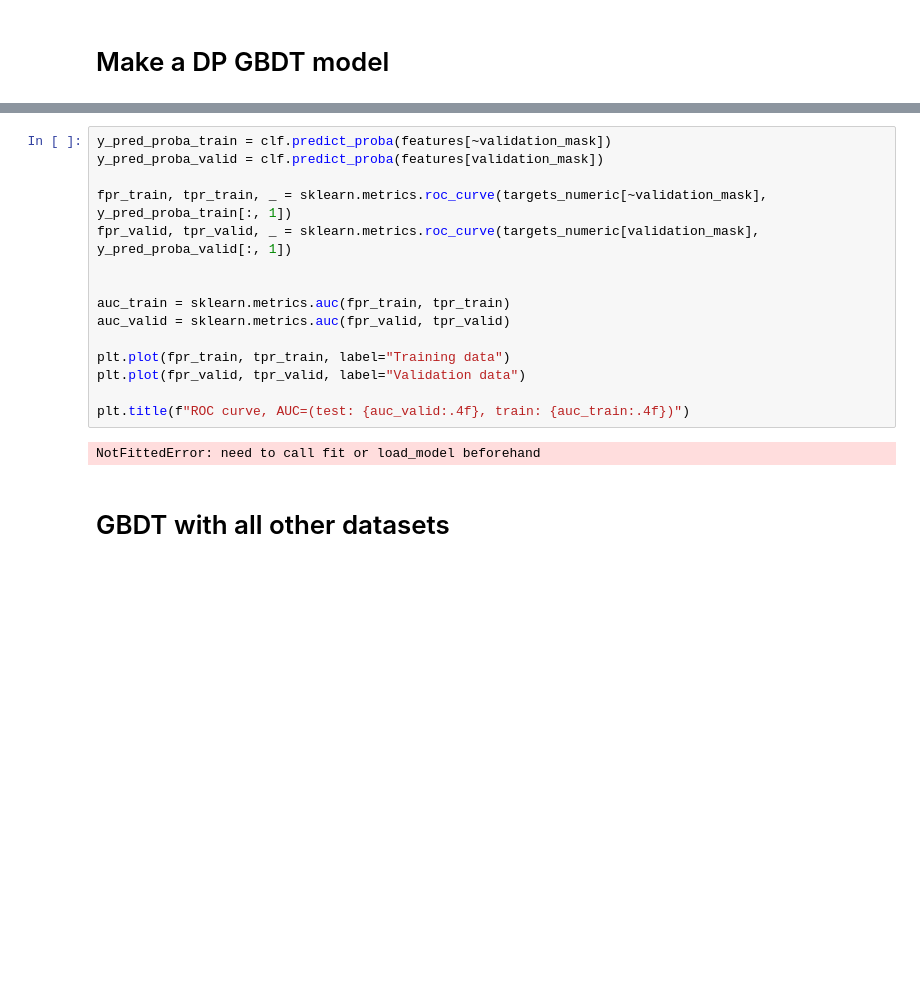
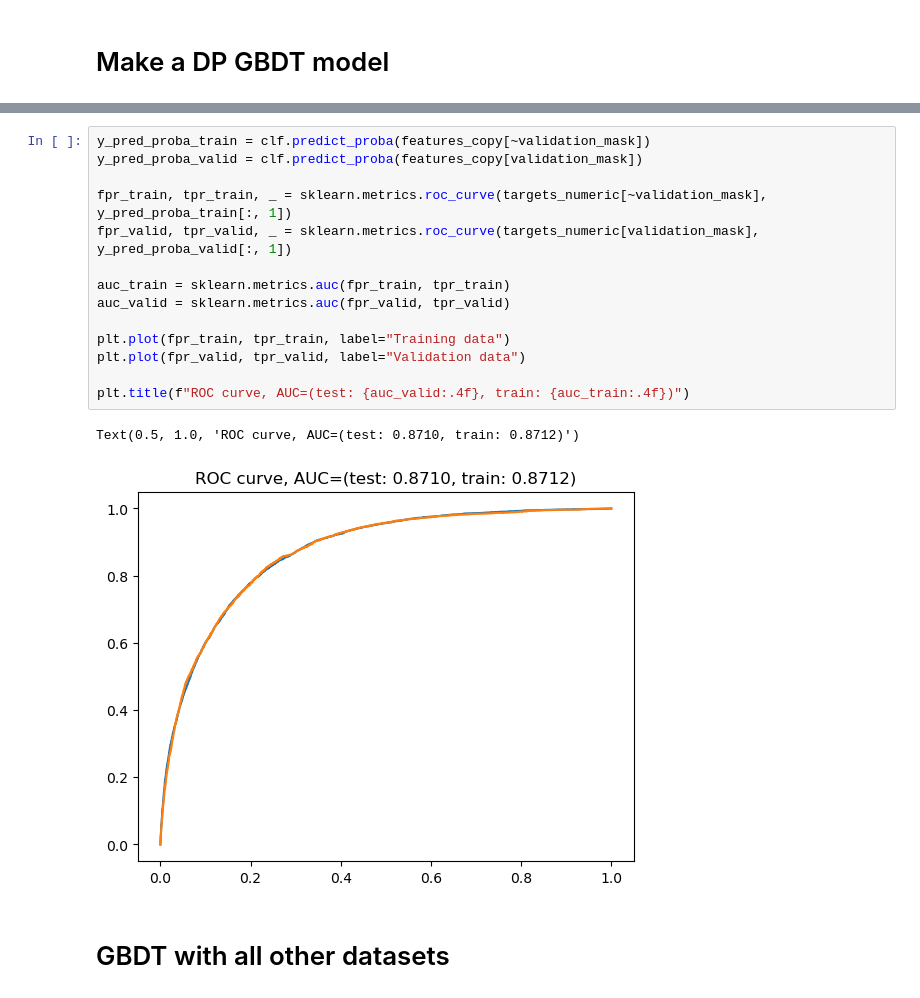
Before and after one commit to z-a-f/tabformer, a Jupyter notebook: DP_GBDT_Adult_Demo.ipynb, the cells around one changed output, grey strips where cells are left out. Drawn from its saved outputs; the diff is of its cells as text; blank space fills up the shorter version.

```diff
--- a/DP_GBDT_Adult_Demo.ipynb
+++ b/DP_GBDT_Adult_Demo.ipynb
@@ -284,20 +312,20 @@ Text(0.5, 1.0, 'Training Performance')
 # %%
-y_pred_proba_train = clf.predict_proba(features[~validation_mask])
-y_pred_proba_valid = clf.predict_proba(features[validation_mask])
+y_pred_proba_train = clf.predict_proba(features_copy[~validation_mask])
+y_pred_proba_valid = clf.predict_proba(features_copy[validation_mask])
 
 fpr_train, tpr_train, _ = sklearn.metrics.roc_curve(targets_numeric[~validation_mask], y_pred_proba_train[:, 1])
 fpr_valid, tpr_valid, _ = sklearn.metrics.roc_curve(targets_numeric[validation_mask], y_pred_proba_valid[:, 1])
-
 
 auc_train = sklearn.metrics.auc(fpr_train, tpr_train)
 auc_valid = sklearn.metrics.auc(fpr_valid, tpr_valid)
 
 plt.plot(fpr_train, tpr_train, label="Training data")
 plt.plot(fpr_valid, tpr_valid, label="Validation data")
 
 plt.title(f"ROC curve, AUC=(test: {auc_valid:.4f}, train: {auc_train:.4f})")
 # %% [output]
-NotFittedError: need to call fit or load_model beforehand
+Text(0.5, 1.0, 'ROC curve, AUC=(test: 0.8710, train: 0.8712)')
+[figure, added]
 # %% [markdown]
 # GBDT with all other datasets
 # %%
```
Also changed, not shown: parts of 10 cells of this notebook, 55 other files.
